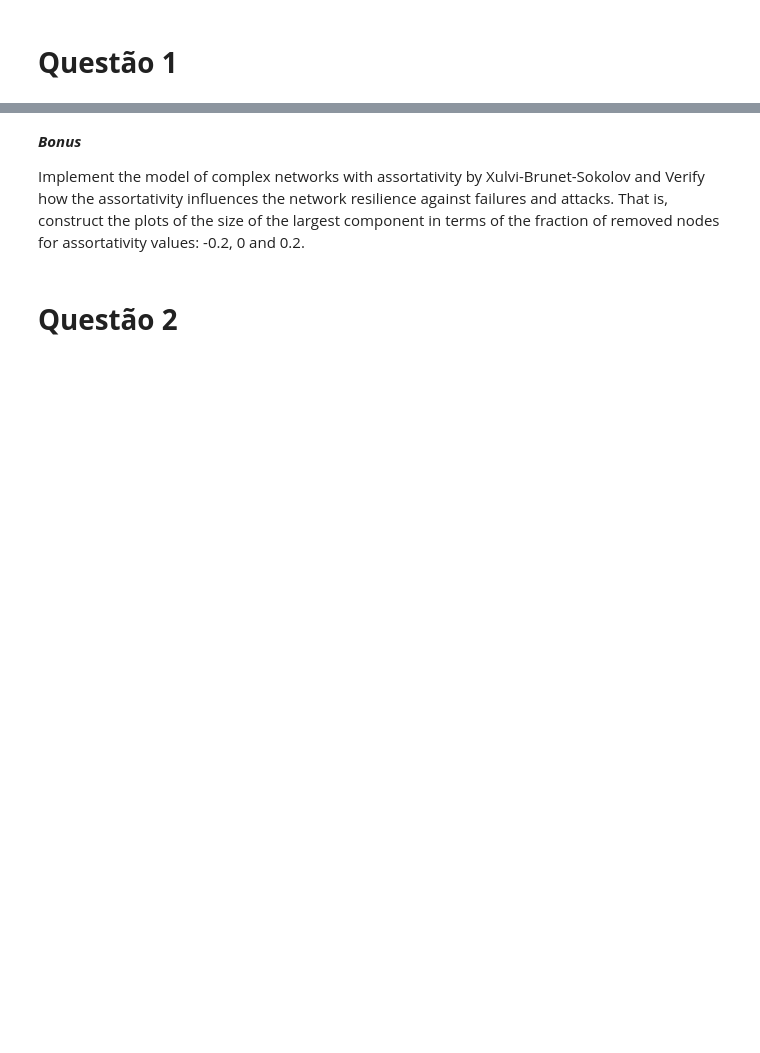
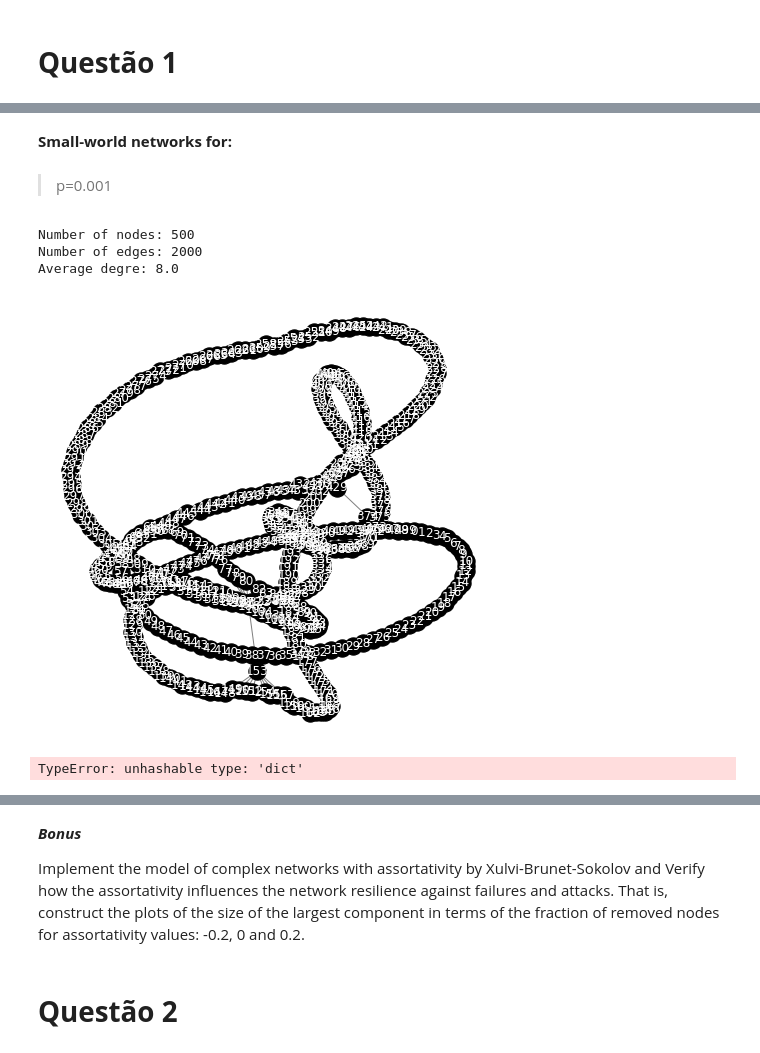
Before and after one commit to illiamw/Redes-Complexas, a Jupyter notebook: Projeto4/Projeto4.ipynb, the cells around one changed output, grey strips where cells are left out. Saved outputs shown, nothing was run; the diff lists cells and outputs as text; code cells hidden in the pictures; blank space fills up the shorter version.

```diff
--- a/Projeto4/Projeto4.ipynb
+++ b/Projeto4/Projeto4.ipynb
@@ -47,0 +261,47 @@ def plot_grafo(grafo):
+# %% [markdown]
+**Small-world networks for:**
+# %% [markdown]
+> p=0.001
+# %%
+## Criando o graph:
+p = 0.001 #probability of rewiring
+G = nx.watts_strogatz_graph(N, kappa, p, seed=None)
+N = len(G)
+M = G.number_of_edges()
+
+# Visuaçizando o numero de nos, arestas e o grau medio:
+print('Number of nodes:', N)
+print('Number of edges:', M)
+print('Average degre:', 2*M/N)
+
+# Plotando o grafo:
+pos = nx.fruchterman_reingold_layout(G);
+plt.figure(figsize=(8,8));
+plt.axis("off");
+nx.draw_networkx_nodes(G, pos, node_size=300, node_color="black");
+nx.draw_networkx_edges(G, pos, alpha=0.500);
+nx.draw_networkx_labels(G, pos, font_color="white");
+plt.show();
+# %% [output]
+Number of nodes: 500
+Number of edges: 2000
+Average degre: 8.0
+[figure, added]
+# %%
+#definindo A probabilidade crítica de reduzir o
+#tamanho do maior componente para zero
+fc = fcritical(G)
+# armazena o tamanho do maior componente,Sf,
+#e vnf é a fração de nós removidos
+Sf, vnf = failures(G)
+
+plt.figure()
+plt.plot(vnf,Sf,'-or', label='Failures')
+plt.xlabel("f", fontsize=20)
+plt.ylabel("S", fontsize=20)
+plt.axvline(x=fc, color = 'g', label='fc failures')
+plt.legend()
+plt.grid(True)
+plt.show();
+# %% [output]
+TypeError: unhashable type: 'dict'
```
Also changed, not shown: parts of 47 cells of this notebook, 6 other files.
